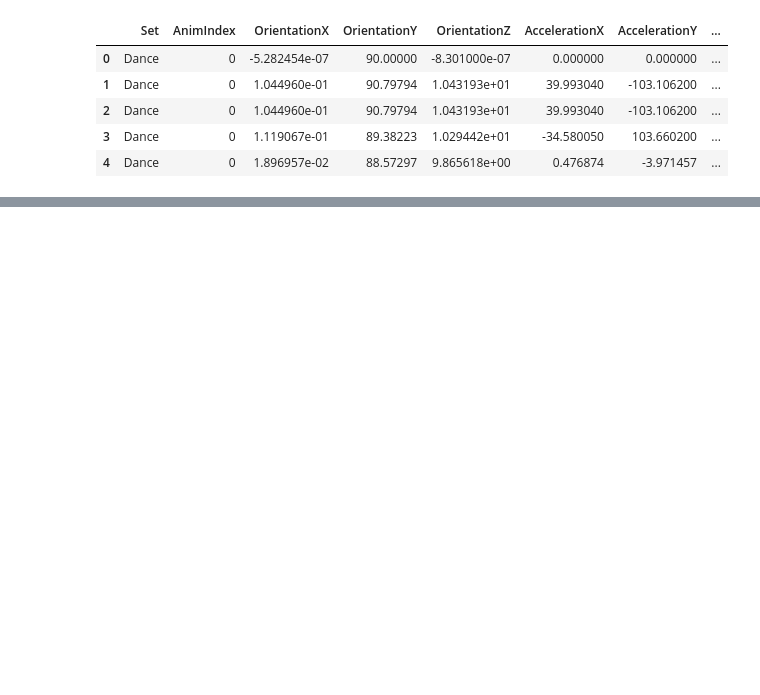
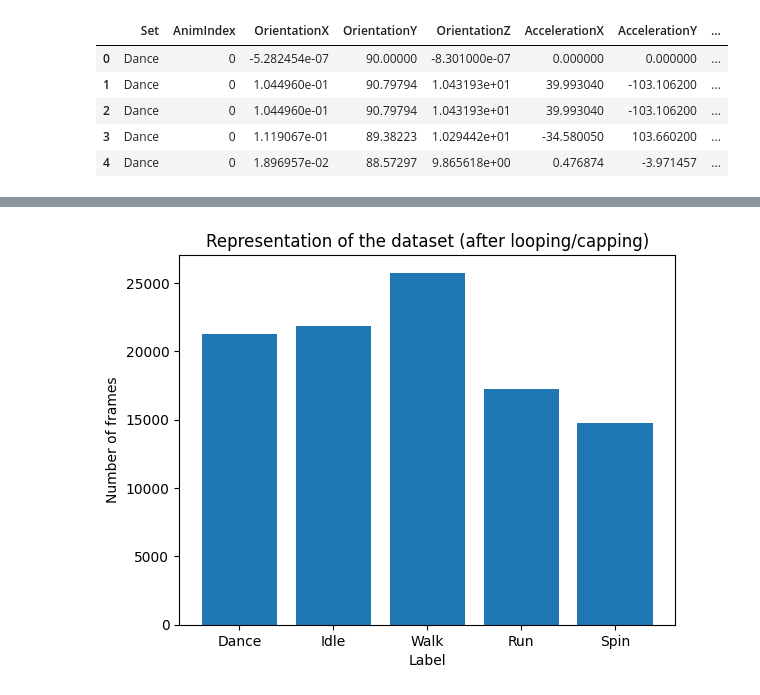
Before and after one commit to MekhyW/IMU-SimLab, a Jupyter notebook: Training/notebooks/dataprep.ipynb, the cells around one changed output, grey strips where cells are left out. Drawn from its saved outputs; the diff is of its cells as text; code cells hidden in the pictures; blank space fills up the shorter version.

```diff
--- a/Training/notebooks/dataprep.ipynb
+++ b/Training/notebooks/dataprep.ipynb
@@ -66,0 +67,32 @@ plt.show()
+# %%
+# Fixed 500 frames per animation
+datasets = [dataset_dance, dataset_idle, dataset_walk, dataset_run, dataset_spin]
+processed_datasets = []
+
+for dataset in datasets:
+    processed_data = []
+    for anim_index in dataset['AnimIndex'].unique():
+        anim_data = dataset[dataset['AnimIndex'] == anim_index].iloc[1:]
+        if len(anim_data) > 500:
+            anim_data = anim_data.iloc[:500]
+        repeat_times = 500 // len(anim_data)
+        if repeat_times > 0:
+            repeated_data = pd.concat([anim_data] * repeat_times, ignore_index=True)
+            processed_data.append(repeated_data)
+        else:
+            processed_data.append(anim_data)
+    if len(processed_data) > 0:
+        processed_dataset = pd.concat(processed_data, ignore_index=True)
+        processed_datasets.append(processed_dataset)
+
+dataset_dance, dataset_idle, dataset_walk, dataset_run, dataset_spin = processed_datasets
+# %%
+import matplotlib.pyplot as plt
+
+plt.bar(['Dance', 'Idle', 'Walk', 'Run', 'Spin'], [len(dataset_dance), len(dataset_idle), len(dataset_walk), len(dataset_run), len(dataset_spin)])
+plt.title('Representation of the dataset (after looping/capping)')
+plt.xlabel('Label')
+plt.ylabel('Number of frames')
+plt.show()
+# %% [output]
+[figure, added]
```
Also changed, not shown: parts of 3 cells of this notebook, 6 other files.
